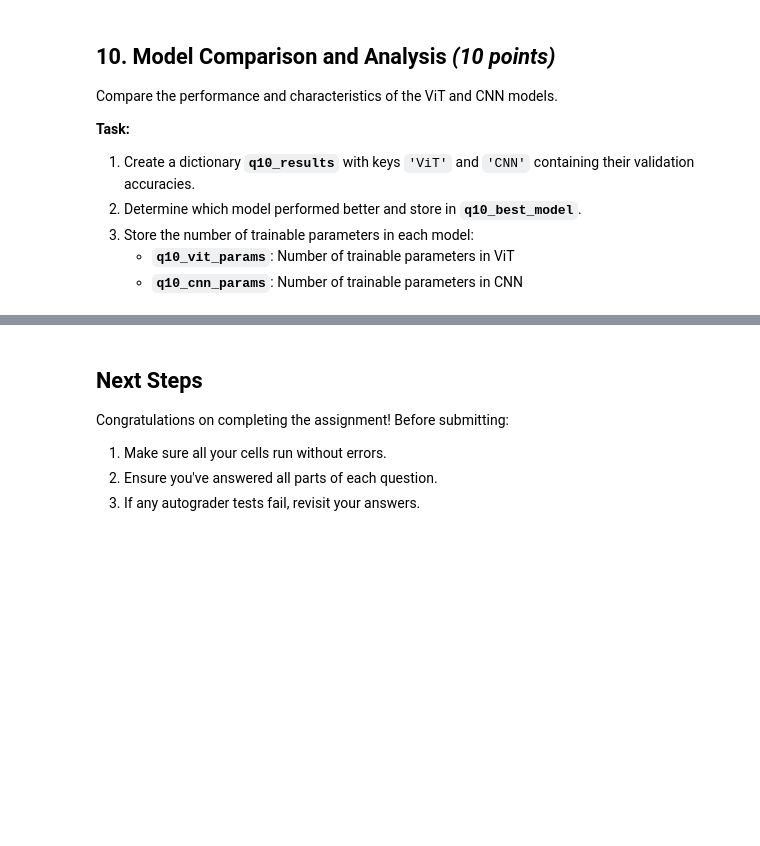
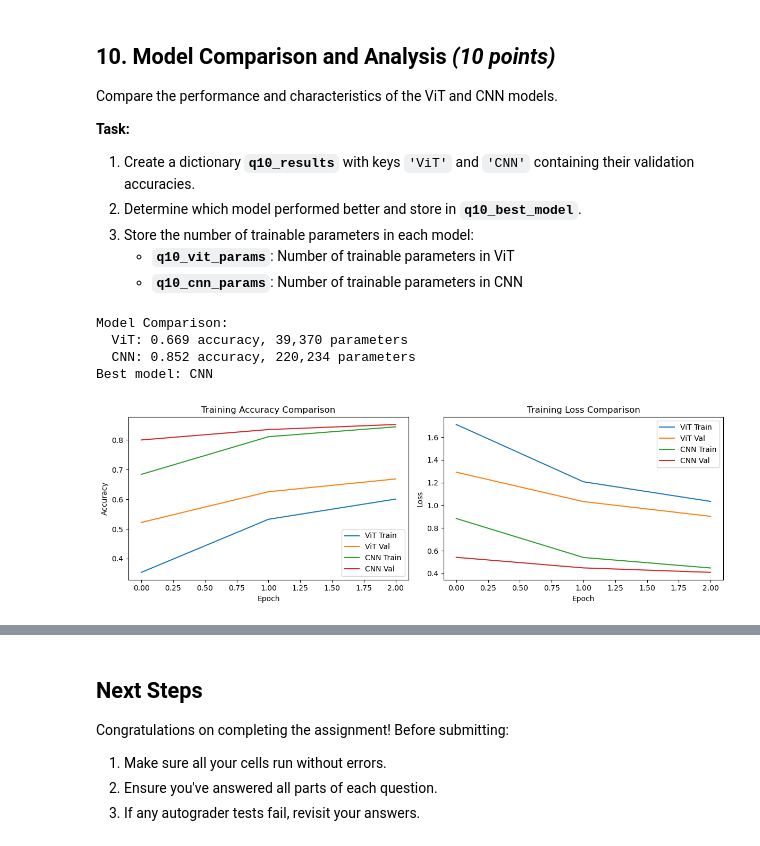
Before and after one commit to gareytwin1/intro-to-deep-learning, a Jupyter notebook: module5/c3_w5.ipynb, the cells around one changed output, grey strips where cells are left out. Drawn from its saved outputs; the diff is of its cells as text; code cells hidden in the pictures; blank space fills up the shorter version.

```diff
--- a/module5/c3_w5.ipynb
+++ b/module5/c3_w5.ipynb
@@ -450,7 +601,36 @@ Store the model in **`model_cnn`**, history in **`history_cnn`**, and validation
 # %%
 from tensorflow.keras.layers import Conv2D, MaxPooling2D
 
-# your code here
-raise NotImplementedError
+# Add channel dimension for CNN input
+X_train_cnn = np.expand_dims(X_train, axis=-1)
+X_test_cnn = np.expand_dims(X_test, axis=-1)
+
+cnn_inputs = Input(shape=(28, 28, 1))
+x = Conv2D(32, 3, activation="relu", padding="same")(cnn_inputs)
+x = MaxPooling2D(2)(x)
+x = Conv2D(64, 3, activation="relu", padding="same")(x)
+x = MaxPooling2D(2)(x)
+x = Flatten()(x)
+x = Dense(64, activation="relu")(x)
+x = Dropout(0.3)(x)
+cnn_outputs = Dense(10, activation="softmax")(x)
+
+model_cnn = Model(inputs=cnn_inputs, outputs=cnn_outputs)
+model_cnn.compile(
+    optimizer="adam",
+    loss="sparse_categorical_crossentropy",
+    metrics=["accuracy"],
+)
+
+history_cnn = model_cnn.fit(
+    X_train_cnn,
+    y_train,
+    validation_data=(X_test_cnn, y_test),
+    epochs=3,
+    batch_size=64,
+    verbose=1,
+)
+
+q8_val_acc = round(float(history_cnn.history["val_accuracy"][-1]), 3)
 
 print(f"CNN Validation Accuracy: {q8_val_acc}")
@@ -507,37 +704,49 @@ Compare the performance and characteristics of the ViT and CNN models.
    - **`q10_vit_params`**: Number of trainable parameters in ViT
    - **`q10_cnn_params`**: Number of trainable parameters in CNN
 # %%
-# your code here
-raise NotImplementedError
+q10_results = {
+    "ViT": q7_val_acc,
+    "CNN": q8_val_acc,
+}
+
+q10_best_model = "ViT" if q10_results["ViT"] >= q10_results["CNN"] else "CNN"
+q10_vit_params = int(model_vit.count_params())
+q10_cnn_params = int(model_cnn.count_params())
 
 print("Model Comparison:")
 print(f"  ViT: {q10_results['ViT']:.3f} accuracy, {q10_vit_params:,} parameters")
 print(f"  CNN: {q10_results['CNN']:.3f} accuracy, {q10_cnn_params:,} parameters")
 print(f"Best model: {q10_best_model}")
 
 # Plot training curves
 fig, axes = plt.subplots(1, 2, figsize=(12, 4))
 
 axes[0].plot(history_vit.history['accuracy'], label='ViT Train')
 axes[0].plot(history_vit.history['val_accuracy'], label='ViT Val')
 axes[0].plot(history_cnn.history['accuracy'], label='CNN Train')
 axes[0].plot(history_cnn.history['val_accuracy'], label='CNN Val')
 axes[0].set_xlabel('Epoch')
 axes[0].set_ylabel('Accuracy')
 axes[0].set_title('Training Accuracy Comparison')
 axes[0].legend()
 
 axes[1].plot(history_vit.history['loss'], label='ViT Train')
 axes[1].plot(history_vit.history['val_loss'], label='ViT Val')
 axes[1].plot(history_cnn.history['loss'], label='CNN Train')
 axes[1].plot(history_cnn.history['val_loss'], label='CNN Val')
 axes[1].set_xlabel('Epoch')
 axes[1].set_ylabel('Loss')
 axes[1].set_title('Training Loss Comparison')
 axes[1].legend()
 
 plt.tight_layout()
 plt.show()
+# %% [output]
+Model Comparison:
+  ViT: 0.669 accuracy, 39,370 parameters
+  CNN: 0.852 accuracy, 220,234 parameters
+Best model: CNN
+[figure, added]
 # %%
 # If all tests pass (there might be hidden tests), you will earn 10 points
 assert isinstance(q10_results, dict), "q10_results must be a dictionary"
```
Also changed, not shown: parts of 12 cells of this notebook.
